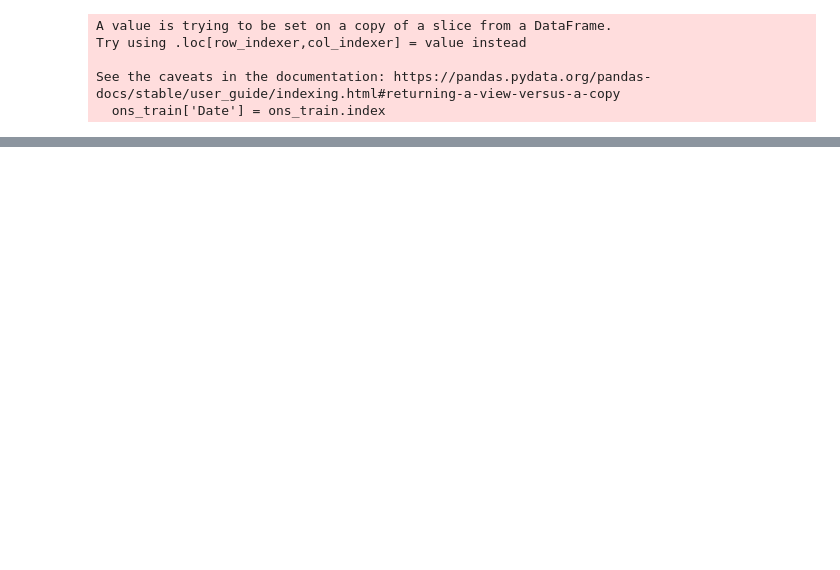
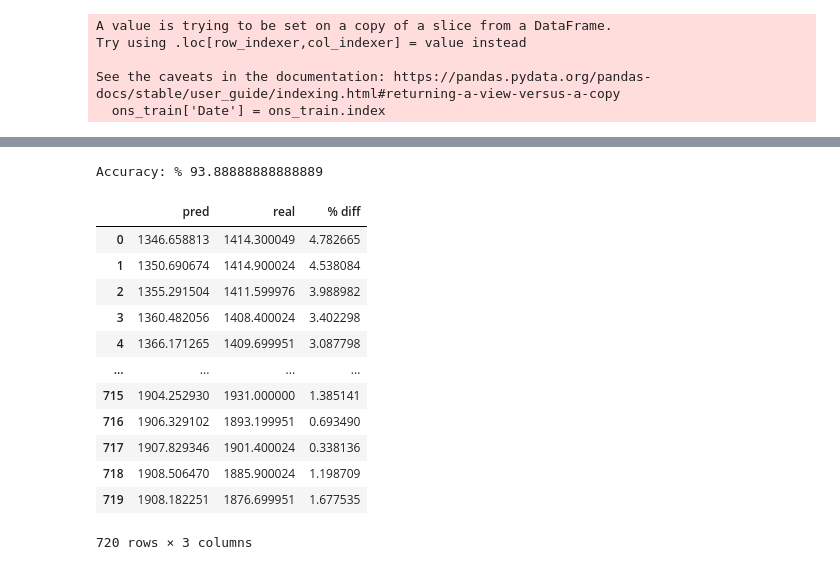
Before and after one commit to noaahhh/Time-Series-Predicter, a Jupyter notebook: ounce-pattern-recognition.ipynb, the cells around one changed output, grey strips where cells are left out. Saved outputs shown, nothing was run; the diff lists cells and outputs as text; code cells hidden in the pictures; blank space fills up the shorter version.

```diff
--- a/ounce-pattern-recognition.ipynb
+++ b/ounce-pattern-recognition.ipynb
@@ -199,3 +179,39 @@ r2 score:  0.7977605943013238 mean_squared_error:  935.207688776652
+# %%
+percent=0.05
+vector=[]
+for i in range(0,predicted_price.shape[0]):
+    if abs(predicted_price[i] - real_stock_price[i]) <= real_stock_price[i]*percent:
+        vector.append(True)
+    else:
+        vector.append(False)
+print("Accuracy: %" ,vector.count(True)/len(vector)*100)
+# %% [output]
+Accuracy: % 93.88888888888889
+# %%
+predicted_price=np.squeeze(predicted_price)
+real_stock_price=np.squeeze(real_stock_price)
+df=pd.DataFrame({
+    "pred":predicted_price,
+    "real":real_stock_price,
+
+
+})
+df["% diff"]=(abs(df["pred"]-df["real"])/df["real"])*100
+df
+# %% [output]
+|  | pred | real | % diff |
+| 0 | 1346.658813 | 1414.300049 | 4.782665 |
+| 1 | 1350.690674 | 1414.900024 | 4.538084 |
+| 2 | 1355.291504 | 1411.599976 | 3.988982 |
+| 3 | 1360.482056 | 1408.400024 | 3.402298 |
+| 4 | 1366.171265 | 1409.699951 | 3.087798 |
+| ... | ... | ... | ... |
+| 715 | 1904.252930 | 1931.000000 | 1.385141 |
+| 716 | 1906.329102 | 1893.199951 | 0.693490 |
+| 717 | 1907.829346 | 1901.400024 | 0.338136 |
+| 718 | 1908.506470 | 1885.900024 | 1.198709 |
+| 719 | 1908.182251 | 1876.699951 | 1.677535 |
+720 rows × 3 columns
 # %%
 #Visualizing the prediction
 plt.figure(figsize=(20,8))
```
Also changed, not shown: parts of 10 cells of this notebook, 2 other files.
